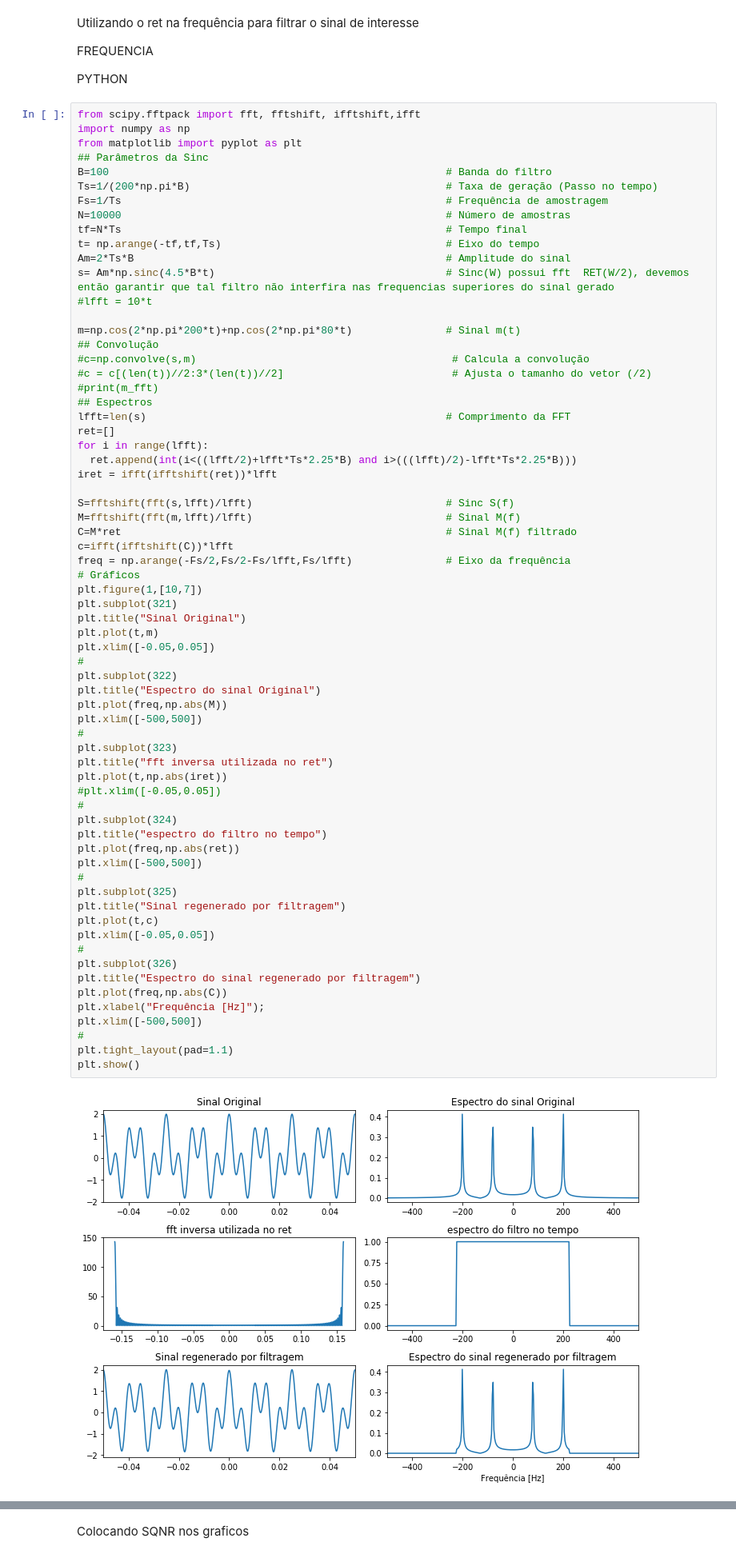
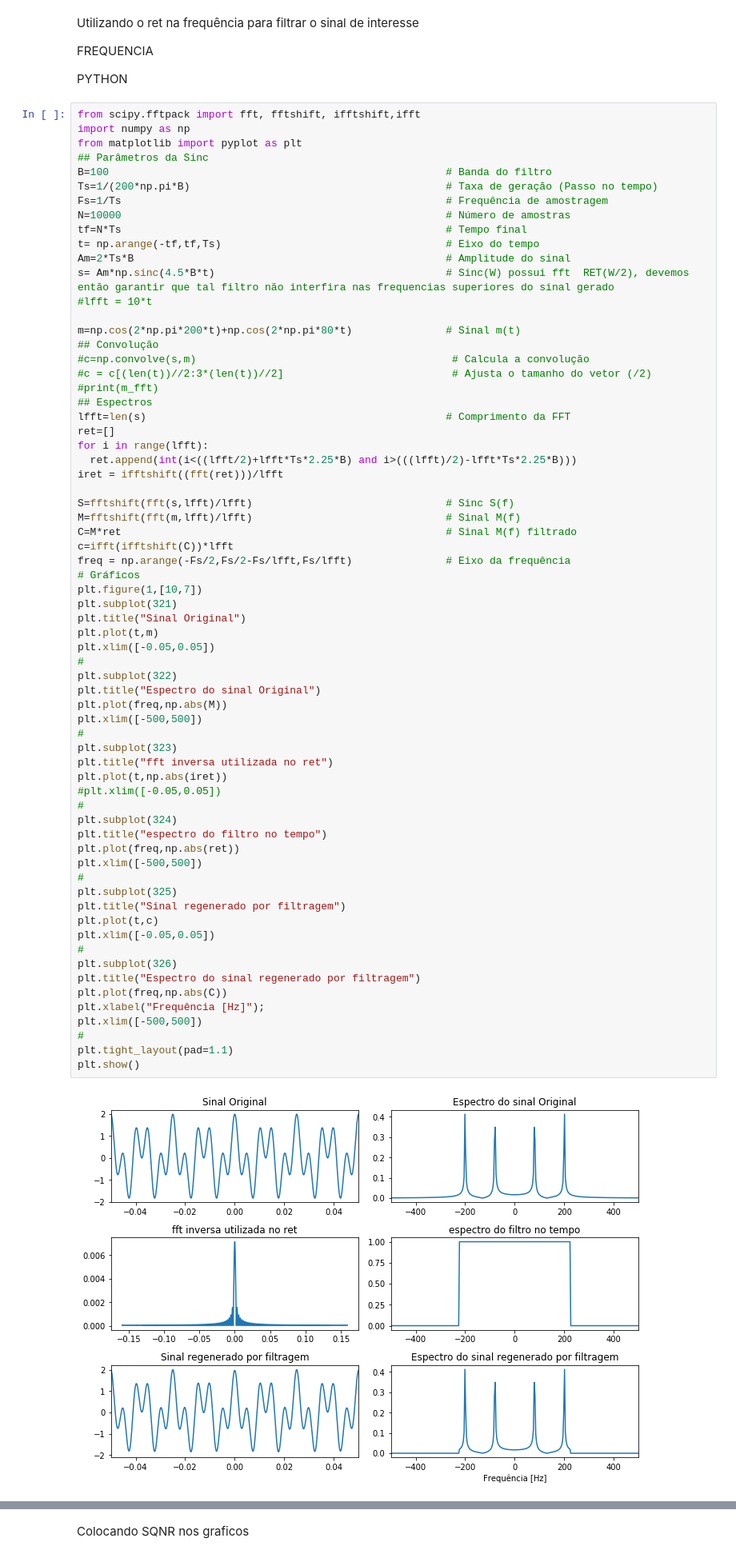
Before and after one commit to jpmarques-13/JoaoPaulo_dco2004, a Jupyter notebook: Pratica6/Entrega_h06.ipynb, the cells around one changed output, grey strips where cells are left out. Shown: that part at 80% size. Drawn from its saved outputs; the diff is of its cells as text.

```diff
--- a/Pratica6/Entrega_h06.ipynb
+++ b/Pratica6/Entrega_h06.ipynb
@@ -29,7 +29,7 @@ lfft=len(s)                                                # Comprimento da FFT
 ret=[]
 for i in range(lfft):
   ret.append(int(i<((lfft/2)+lfft*Ts*2.25*B) and i>(((lfft)/2)-lfft*Ts*2.25*B)))
-iret = ifft(ifftshift(ret))*lfft
+iret = ifftshift((fft(ret)))/lfft
 
 S=fftshift(fft(s,lfft)/lfft)                               # Sinc S(f)
 M=fftshift(fft(m,lfft)/lfft)                               # Sinal M(f)
@@ -45,34 +45,34 @@ plt.xlim([-0.05,0.05])
 #
 plt.subplot(322)
 plt.title("Espectro do sinal Original")
 plt.plot(freq,np.abs(M))
 plt.xlim([-500,500])
 #
 plt.subplot(323)
 plt.title("fft inversa utilizada no ret")
 plt.plot(t,np.abs(iret))
 #plt.xlim([-0.05,0.05])
 #
 plt.subplot(324)
 plt.title("espectro do filtro no tempo")
 plt.plot(freq,np.abs(ret))
 plt.xlim([-500,500])
 #
 plt.subplot(325)
 plt.title("Sinal regenerado por filtragem")
 plt.plot(t,c)
 plt.xlim([-0.05,0.05])
 #
 plt.subplot(326)
 plt.title("Espectro do sinal regenerado por filtragem")
 plt.plot(freq,np.abs(C))
 plt.xlabel("Frequência [Hz]");
 plt.xlim([-500,500])
 #
 plt.tight_layout(pad=1.1)
 plt.show()
 # %% [output]
-[figure, old version]
+[figure, new version]
 # %% [markdown]
 Utilizando o ret na frequência para filtrar o sinal de interesse
 
```
Also changed, not shown: parts of 4 cells of this notebook, 6 other files.
